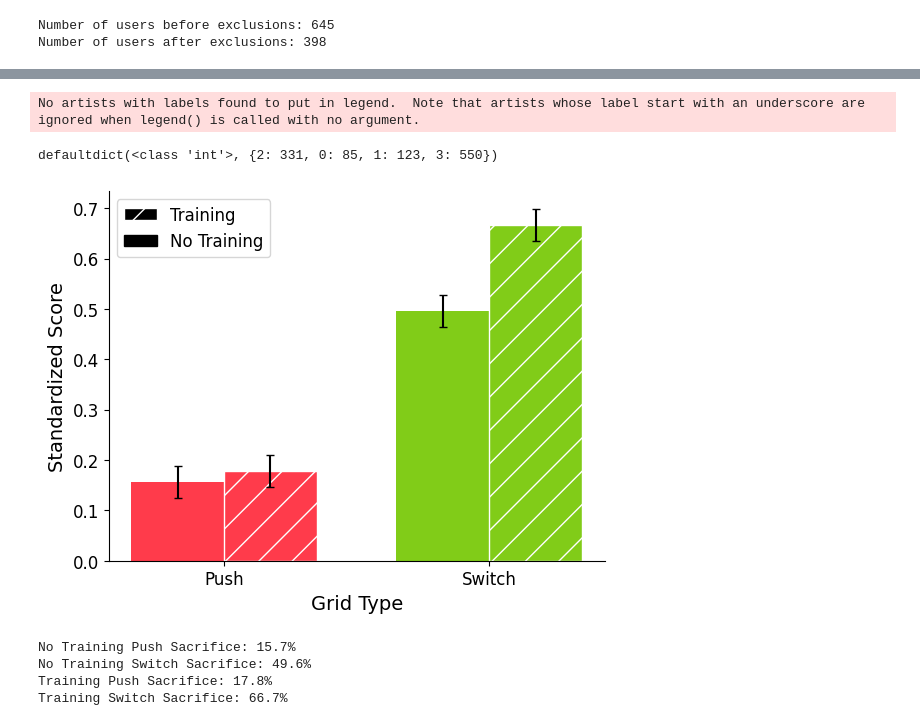
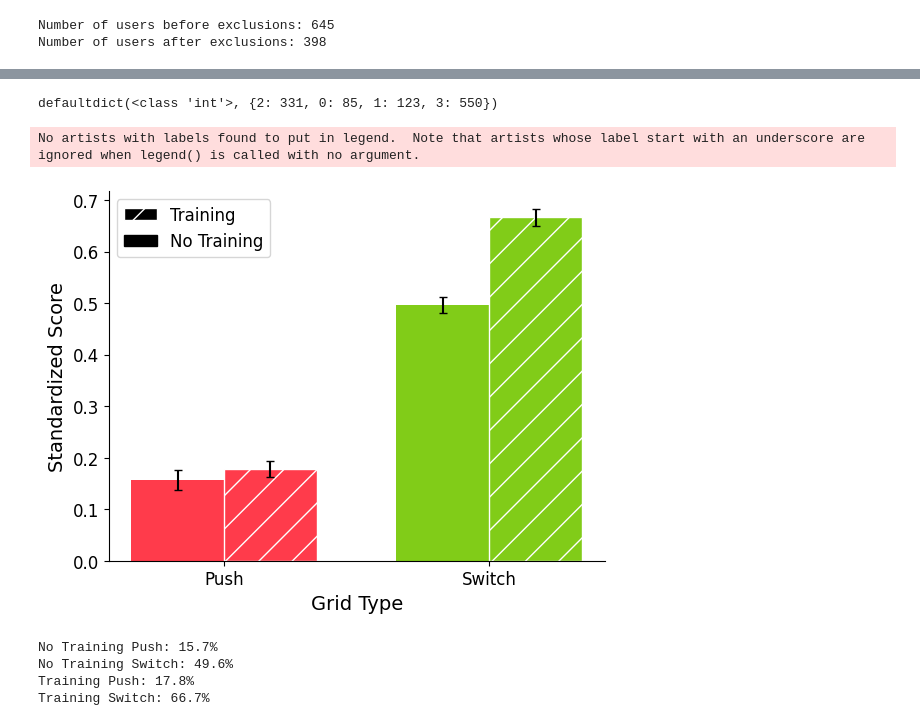
Before and after one commit to Alice2hang/RL_trolley_puzzles, a Jupyter notebook: data_analysis/training_analysis.ipynb, the cells around one changed output, grey strips where cells are left out. Cells and saved outputs as stored; diff of their text form; code cells hidden in the pictures.

```diff
--- a/data_analysis/training_analysis.ipynb
+++ b/data_analysis/training_analysis.ipynb
@@ -94,7 +93,7 @@ for bin_num, count in best_score_count.items():
 sem = []
 for bin_num, count in best_score_count.items():
     x = np.concatenate((np.zeros(total_count[bin_num]-count),np.ones(count)))
-    sem.append(e)
+    sem.append(scipy.stats.sem(x))
 
 # Define labels, positions, bar heights and error bar heights
 labels = ['Push', 'Switch']
@@ -108,43 +107,43 @@ for i in range(4):
         notrain_proportions.append(proportion[i])
         notrain_error.append(sem[i])
     else:
         train_proportions.append(proportion[i])
         train_error.append(sem[i])
 
 x = np.arange(len(labels))  # the label locations
 width = 0.35  # the width of the bars
 color=['#FF3B4B', '#81CC18']
 plt.rcParams.update({'font.size': 14})
 
 fig, ax = plt.subplots()
 rects1 = ax.bar(x - width/2, notrain_proportions, width, yerr=notrain_error, capsize=3, color=color)
 rects2 = ax.bar(x + width/2, train_proportions, width, yerr=train_error, capsize=3, hatch="/", color=color, edgecolor='white')
 
 # Add some text for labels, title and custom x-axis tick labels, etc.
 ax.set_ylabel('Standardized Score')
 ax.set_xticks(x)
 ax.set_xticklabels(labels)
 plt.yticks(fontsize=12)
 plt.xticks(fontsize=12)
 ax.set_xlabel('Grid Type')
 ax.legend()
 train = mpatches.Patch(edgecolor='white', facecolor='black', hatch="/", label='Training')
 no_train = mpatches.Patch(color='black', label='No Training')
 ax.spines.right.set_visible(False)
 ax.spines.top.set_visible(False)
 plt.legend(handles=[train, no_train], fontsize=12)
 plt.show()
 # %% [output]
-No artists with labels found to put in legend.  Note that artists whose label start with an underscore are ignored when legend() is called with no argument.
+defaultdict(<class 'int'>, {2: 331, 0: 85, 1: 123, 3: 550})
-defaultdict(<class 'int'>, {2: 331, 0: 85, 1: 123, 3: 550})
+No artists with labels found to put in legend.  Note that artists whose label start with an underscore are ignored when legend() is called with no argument.
-[figure, old version]
+[figure, new version]
 # %%
 for idx, p in enumerate(notrain_proportions):
     print("No Training " + labels[idx] + ": " + '{:.1%}'.format(p))
 for idx, p in enumerate(train_proportions):
     print("Training " + labels[idx] + ": " + '{:.1%}'.format(p))
 # %% [output]
-No Training Push Sacrifice: 15.7%
-No Training Switch Sacrifice: 49.6%
-Training Push Sacrifice: 17.8%
-Training Switch Sacrifice: 66.7%
+No Training Push: 15.7%
+No Training Switch: 49.6%
+Training Push: 17.8%
+Training Switch: 66.7%
```
Also changed, not shown: parts of 2 cells of this notebook, 6 other files.
